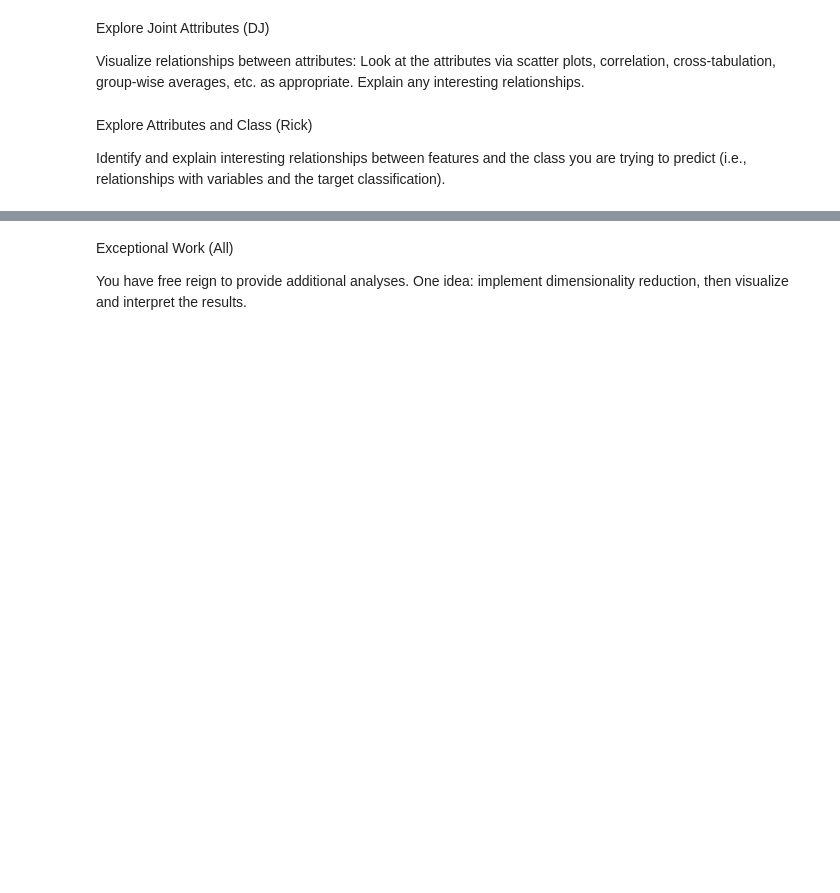
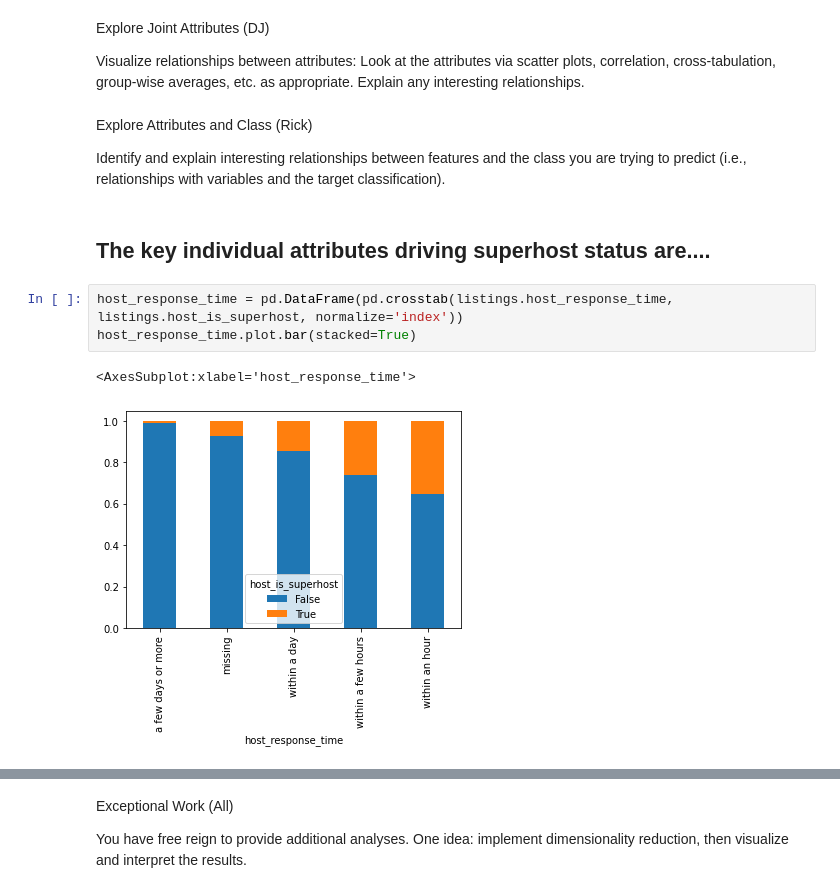
Before and after one commit to rickfontenot/airbnb, a Jupyter notebook: Lab1/Lab1_team_combined.ipynb, the cells around one changed output, grey strips where cells are left out. Drawn from its saved outputs; the diff is of its cells as text; blank space fills up the shorter version.

Commit message:
add key attributes for targets, and new feature ideas

```diff
--- a/Lab1/Lab1_team_combined.ipynb
+++ b/Lab1/Lab1_team_combined.ipynb
@@ -659,3 +675,11 @@ Visualize relationships between attributes: Look at the attributes via scatter p
 Explore Attributes and Class (Rick)
 
 Identify and explain interesting relationships between features and the class you are trying to predict (i.e., relationships with variables and the target classification).
+# %% [markdown]
+## The key individual attributes driving superhost status are....
+# %%
+host_response_time = pd.DataFrame(pd.crosstab(listings.host_response_time, listings.host_is_superhost, normalize='index'))
+host_response_time.plot.bar(stacked=True)
+# %% [output]
+<AxesSubplot:xlabel='host_response_time'>
+[figure, added]
```
Also changed, not shown: parts of 15 cells of this notebook.
